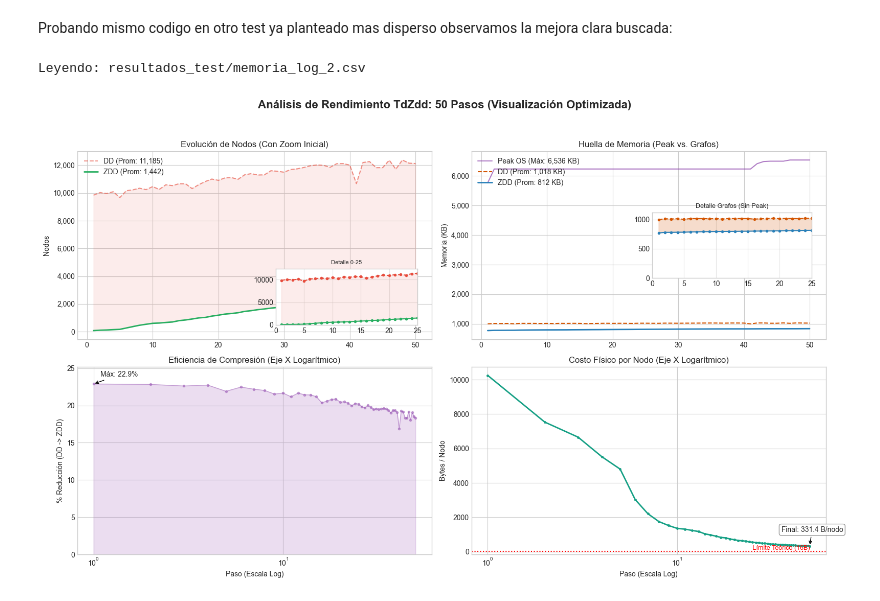
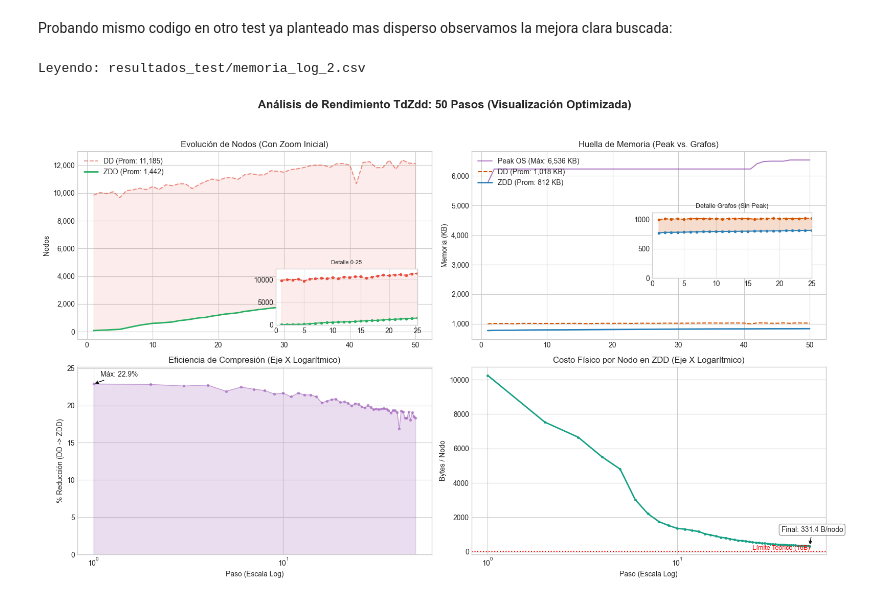
Before and after one commit to CarlangaUC/MSc, a Jupyter notebook: grafico.ipynb, the cells around one changed output. Saved outputs shown, nothing was run; the diff lists cells and outputs as text; code cells hidden in the pictures.

```diff
--- a/grafico.ipynb
+++ b/grafico.ipynb
@@ -247,32 +247,32 @@ ax3.set_xlabel('Paso (Escala Log)')
 ax3.set_ylim(0, max(df['Reduccion_Pct']) * 1.1)
 
 max_eff = df['Reduccion_Pct'].max()
 max_eff_idx = df['Reduccion_Pct'].idxmax()
 ax3.annotate(f'Máx: {max_eff:.1f}%',
              xy=(df['Paso'][max_eff_idx], max_eff),
              xytext=(10, 10), textcoords='offset points',
              arrowprops=dict(arrowstyle="->", color='black'))
 
 # DENSIDAD (EJE X LOGARÍTMICO Para visualizacion)
 ax4 = axs[1, 1]
 ax4.semilogx(df['Paso'], df['Bytes_Por_Nodo'], color=C_DENS, linewidth=2, marker='.', markersize=5)
 
 ax4.axhline(y=16, color='r', linestyle=':', label='Payload (16B)')
 ax4.text(df['Paso'].iloc[-1], 16.5, ' Límite Teórico (16B)', color='r', va='bottom', ha='right', fontsize=9)
 
-ax4.set_title('Costo Físico por Nodo (Eje X Logarítmico)', fontsize=12)
+ax4.set_title('Costo Físico por Nodo en ZDD (Eje X Logarítmico)', fontsize=12)
 ax4.set_ylabel('Bytes / Nodo')
 ax4.set_xlabel('Paso (Escala Log)')
 
 val_final = df['Bytes_Por_Nodo'].iloc[-1]
 ax4.annotate(f'Final: {val_final:.1f} B/nodo',
              xy=(df['Paso'].iloc[-1], val_final),
              xytext=(-40, 20), textcoords='offset points',
              arrowprops=dict(arrowstyle="->", color='black'),
              bbox=dict(boxstyle="round", fc="white", ec="gray", alpha=0.8))
 
 plt.tight_layout(rect=[0, 0.03, 1, 0.95])
 plt.show()
 # %% [output]
 Leyendo: resultados_test/memoria_log_2.csv
-[figure, old version]
+[figure, new version]
```
Also changed, not shown: parts of 1 cell of this notebook, 1 other file.
